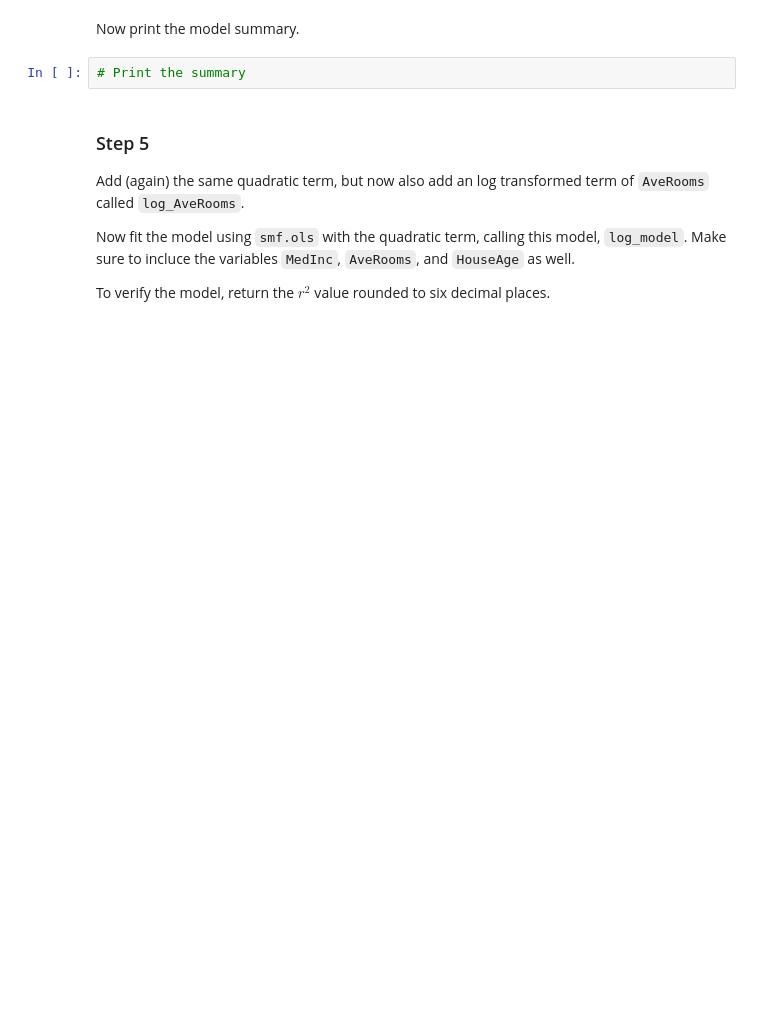
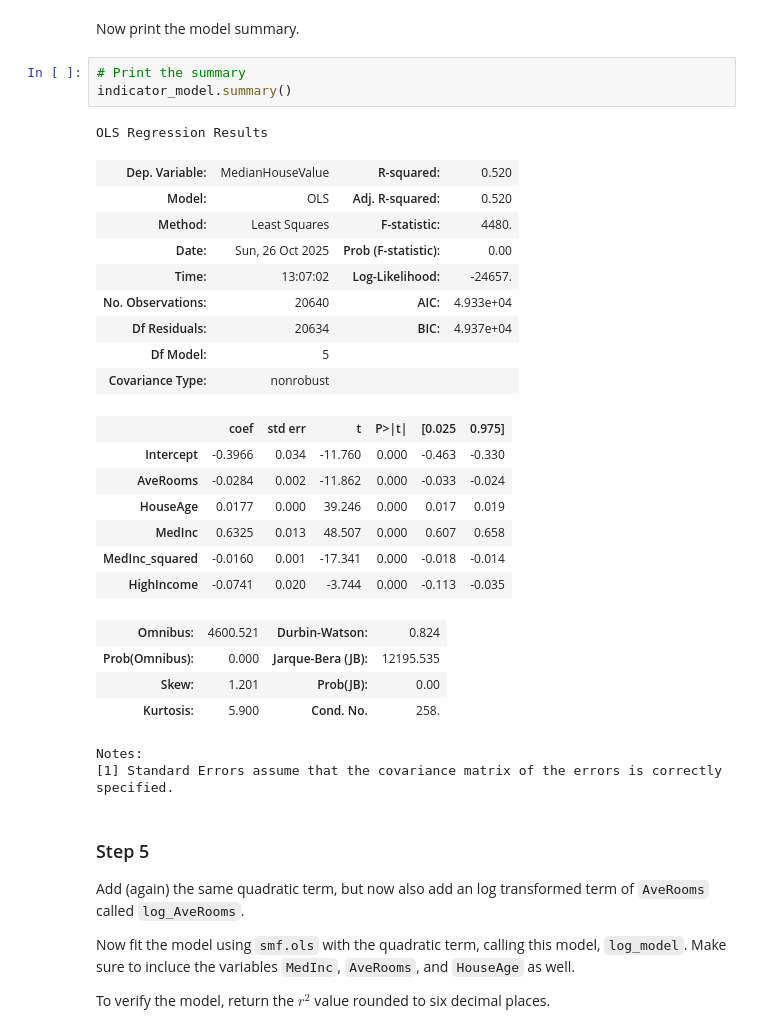
Before and after one commit to marhas109/ds06_mod4, a Jupyter notebook: CGC6M4.ipynb, the cells around one changed output. Cells and saved outputs as stored; diff of their text form; blank space fills up the shorter version.

```diff
--- a/CGC6M4.ipynb
+++ b/CGC6M4.ipynb
@@ -111,6 +227,31 @@ To verify the model, return the $r^2$ value rounded to six decimal places.
 Now print the model summary.
 # %%
 # Print the summary
+indicator_model.summary()
+# %% [output]
+OLS Regression Results
+| Dep. Variable: | MedianHouseValue | R-squared: | 0.520 |
+| Model: | OLS | Adj. R-squared: | 0.520 |
+| Method: | Least Squares | F-statistic: | 4480. |
+| Date: | Sun, 26 Oct 2025 | Prob (F-statistic): | 0.00 |
+| Time: | 13:07:02 | Log-Likelihood: | -24657. |
+| No. Observations: | 20640 | AIC: | 4.933e+04 |
+| Df Residuals: | 20634 | BIC: | 4.937e+04 |
+| Df Model: | 5 |  |  |
+| Covariance Type: | nonrobust |  |  |
+|  | coef | std err | t | P>|t| | [0.025 | 0.975] |
+| Intercept | -0.3966 | 0.034 | -11.760 | 0.000 | -0.463 | -0.330 |
+| AveRooms | -0.0284 | 0.002 | -11.862 | 0.000 | -0.033 | -0.024 |
+| HouseAge | 0.0177 | 0.000 | 39.246 | 0.000 | 0.017 | 0.019 |
+| MedInc | 0.6325 | 0.013 | 48.507 | 0.000 | 0.607 | 0.658 |
+| MedInc_squared | -0.0160 | 0.001 | -17.341 | 0.000 | -0.018 | -0.014 |
+| HighIncome | -0.0741 | 0.020 | -3.744 | 0.000 | -0.113 | -0.035 |
+| Omnibus: | 4600.521 | Durbin-Watson: | 0.824 |
+| Prob(Omnibus): | 0.000 | Jarque-Bera (JB): | 12195.535 |
+| Skew: | 1.201 | Prob(JB): | 0.00 |
+| Kurtosis: | 5.900 | Cond. No. | 258. |
+Notes:
+[1] Standard Errors assume that the covariance matrix of the errors is correctly specified.
 # %% [markdown]
 ### Step 5
 
```
Also changed, not shown: parts of 18 cells of this notebook.
